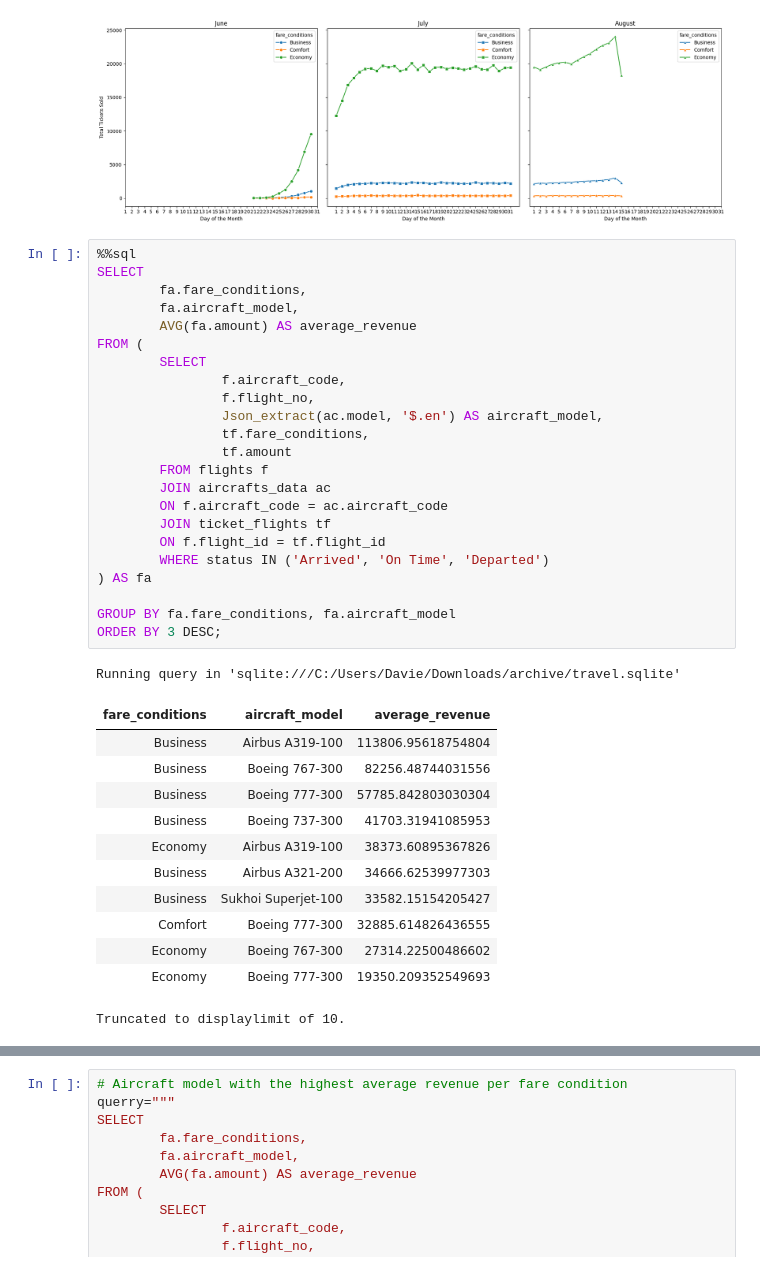
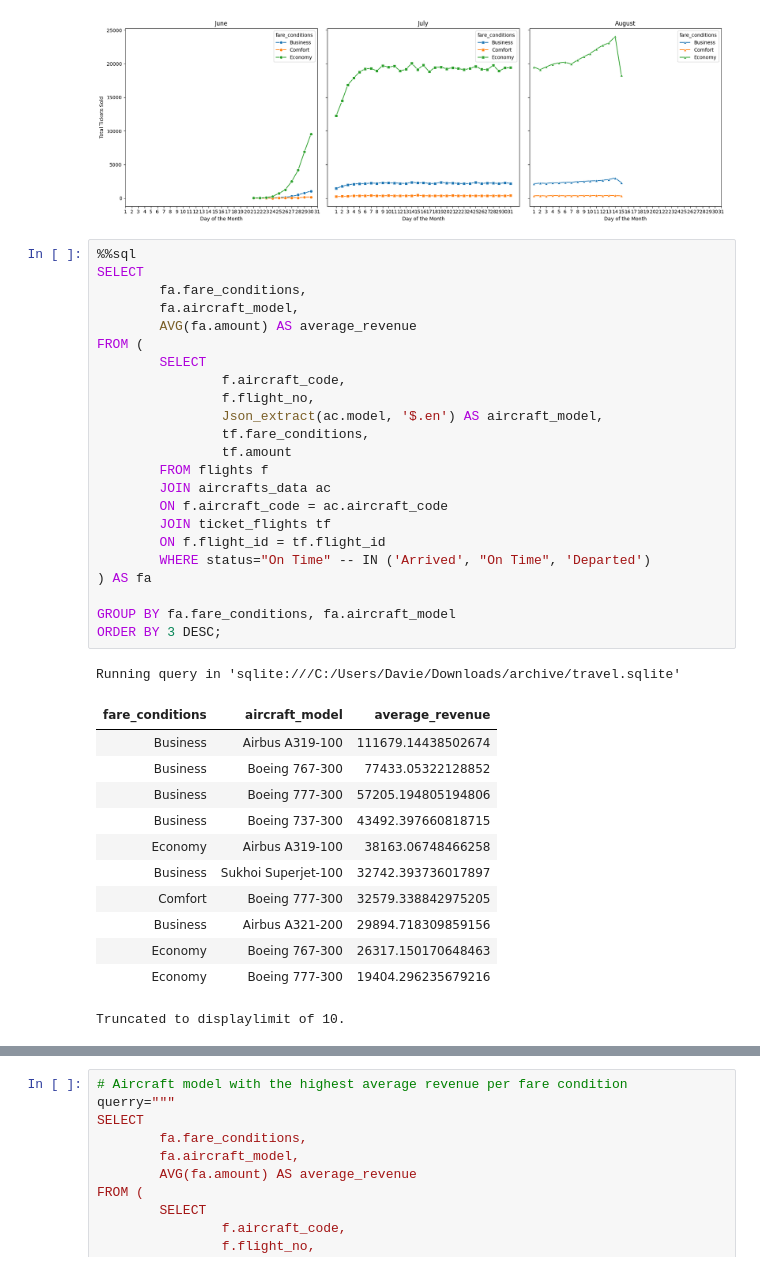
Before and after one commit to Daviedavie100/SQL_Projects, a Jupyter notebook: data.ipynb, the cells around one changed output, grey strips where cells are left out. Cells and saved outputs as stored; diff of their text form.

```diff
--- a/data.ipynb
+++ b/data.ipynb
@@ -1462,37 +1462,37 @@ plt.show()
 # %%
 %%sql
 SELECT
         fa.fare_conditions,
         fa.aircraft_model,
         AVG(fa.amount) AS average_revenue
 FROM (
         SELECT
                 f.aircraft_code,
                 f.flight_no,
                 Json_extract(ac.model, '$.en') AS aircraft_model,
                 tf.fare_conditions,
                 tf.amount
         FROM flights f
         JOIN aircrafts_data ac
         ON f.aircraft_code = ac.aircraft_code
         JOIN ticket_flights tf
         ON f.flight_id = tf.flight_id
-        WHERE status IN ('Arrived', 'On Time', 'Departed')
+        WHERE status="On Time" -- IN ('Arrived', "On Time", 'Departed')
 ) AS fa
 
 GROUP BY fa.fare_conditions, fa.aircraft_model
 ORDER BY 3 DESC;
 # %% [output]
 Running query in 'sqlite:///C:/Users/Davie/Downloads/archive/travel.sqlite'
 | fare_conditions | aircraft_model | average_revenue |
-| Business | Airbus A319-100 | 113806.95618754804 |
-| Business | Boeing 767-300 | 82256.48744031556 |
-| Business | Boeing 777-300 | 57785.842803030304 |
-| Business | Boeing 737-300 | 41703.31941085953 |
-| Economy | Airbus A319-100 | 38373.60895367826 |
-| Business | Airbus A321-200 | 34666.62539977303 |
-| Business | Sukhoi Superjet-100 | 33582.15154205427 |
-| Comfort | Boeing 777-300 | 32885.614826436555 |
-| Economy | Boeing 767-300 | 27314.22500486602 |
-| Economy | Boeing 777-300 | 19350.209352549693 |
+| Business | Airbus A319-100 | 111679.14438502674 |
+| Business | Boeing 767-300 | 77433.05322128852 |
+| Business | Boeing 777-300 | 57205.194805194806 |
+| Business | Boeing 737-300 | 43492.397660818715 |
+| Economy | Airbus A319-100 | 38163.06748466258 |
+| Business | Sukhoi Superjet-100 | 32742.393736017897 |
+| Comfort | Boeing 777-300 | 32579.338842975205 |
+| Business | Airbus A321-200 | 29894.718309859156 |
+| Economy | Boeing 767-300 | 26317.150170648463 |
+| Economy | Boeing 777-300 | 19404.296235679216 |
 Truncated to displaylimit of 10.
```
Also changed, not shown: parts of 7 cells of this notebook.
